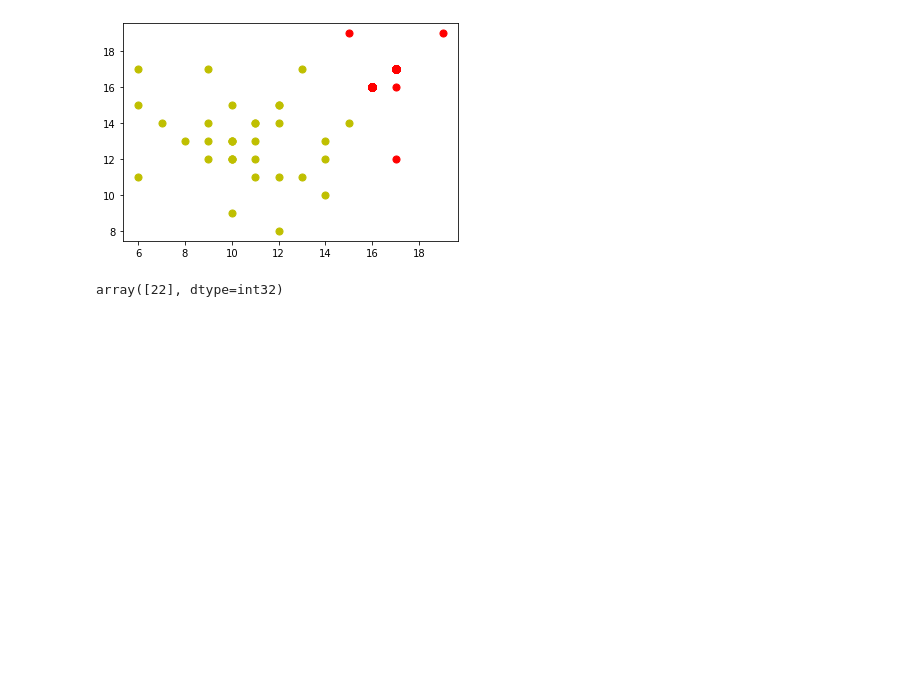
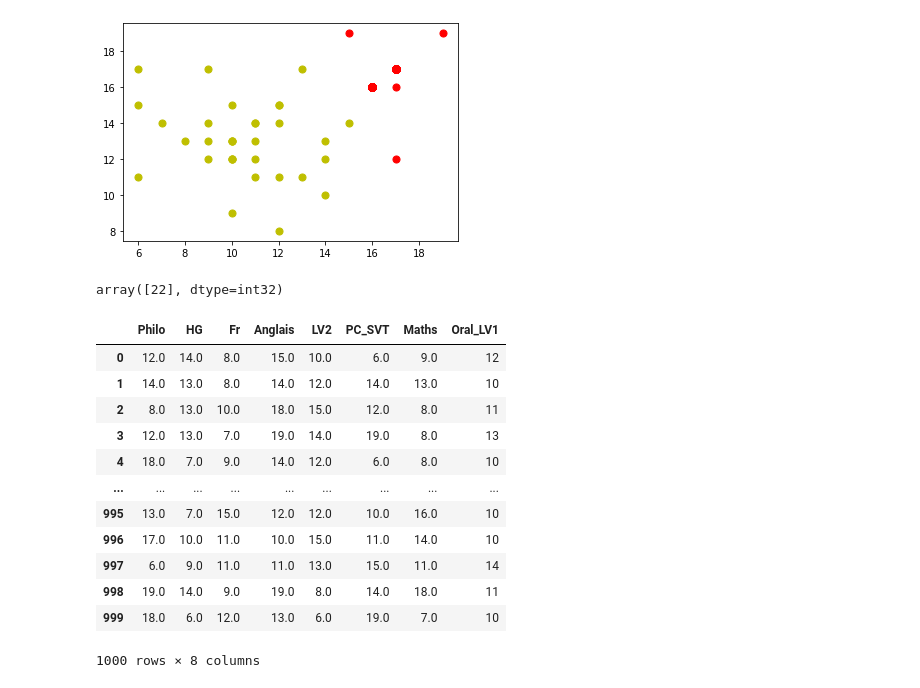
Before and after one commit to PapaBaGAYE/PAS_Challenge_SDA, a Jupyter notebook: Clustering.ipynb, the cells around one changed output. Drawn from its saved outputs; the diff is of its cells as text; code cells hidden in the pictures; blank space fills up the shorter version.

```diff
--- a/Clustering.ipynb
+++ b/Clustering.ipynb
@@ -154,3 +206,21 @@ C.predict([12, 16, 11, 11, 12, 14, 17, 14.15])
 array([22], dtype=int32)
 # %%
 C.exportAsPickle("model_S2")
+# %%
+path_data = "/content/releve_de_1000_etudiants_series_L2.csv"
+data_l = pd.read_csv(path_data)
+data_l
+# %% [output]
+|  | Philo | HG | Fr | Anglais | LV2 | PC_SVT | Maths | Oral_LV1 |
+| 0 | 12.0 | 14.0 | 8.0 | 15.0 | 10.0 | 6.0 | 9.0 | 12 |
+| 1 | 14.0 | 13.0 | 8.0 | 14.0 | 12.0 | 14.0 | 13.0 | 10 |
+| 2 | 8.0 | 13.0 | 10.0 | 18.0 | 15.0 | 12.0 | 8.0 | 11 |
+| 3 | 12.0 | 13.0 | 7.0 | 19.0 | 14.0 | 19.0 | 8.0 | 13 |
+| 4 | 18.0 | 7.0 | 9.0 | 14.0 | 12.0 | 6.0 | 8.0 | 10 |
+| ... | ... | ... | ... | ... | ... | ... | ... | ... |
+| 995 | 13.0 | 7.0 | 15.0 | 12.0 | 12.0 | 10.0 | 16.0 | 10 |
+| 996 | 17.0 | 10.0 | 11.0 | 10.0 | 15.0 | 11.0 | 14.0 | 10 |
+| 997 | 6.0 | 9.0 | 11.0 | 11.0 | 13.0 | 15.0 | 11.0 | 14 |
+| 998 | 19.0 | 14.0 | 9.0 | 19.0 | 8.0 | 14.0 | 18.0 | 11 |
+| 999 | 18.0 | 6.0 | 12.0 | 13.0 | 6.0 | 19.0 | 7.0 | 10 |
+1000 rows × 8 columns
```
Also changed, not shown: parts of 14 cells of this notebook.
